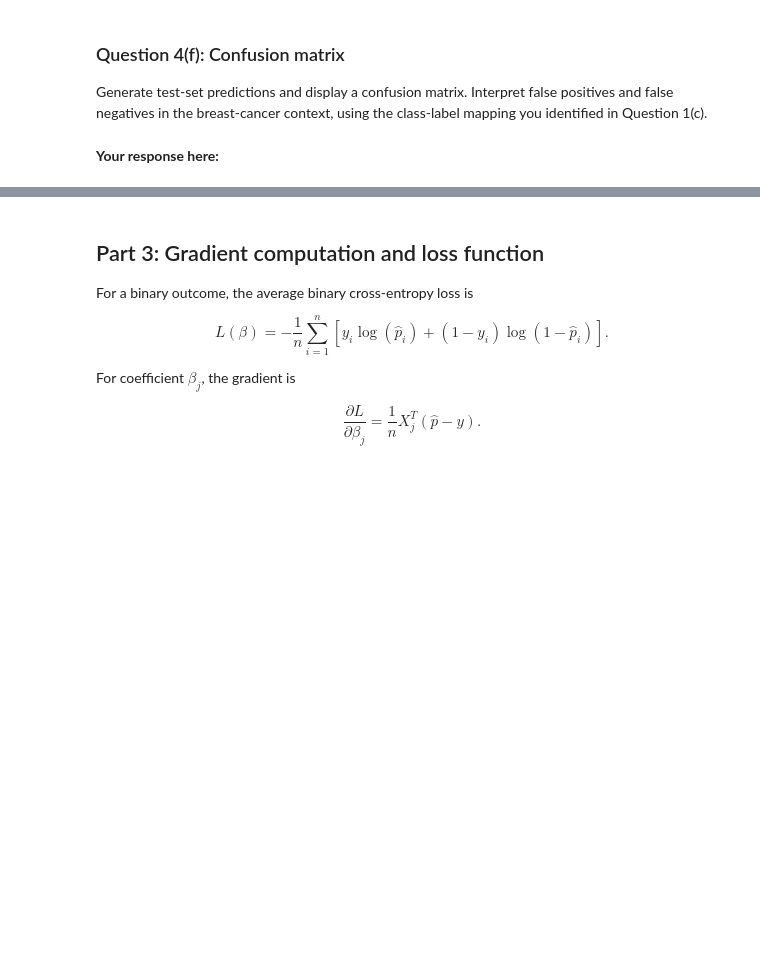
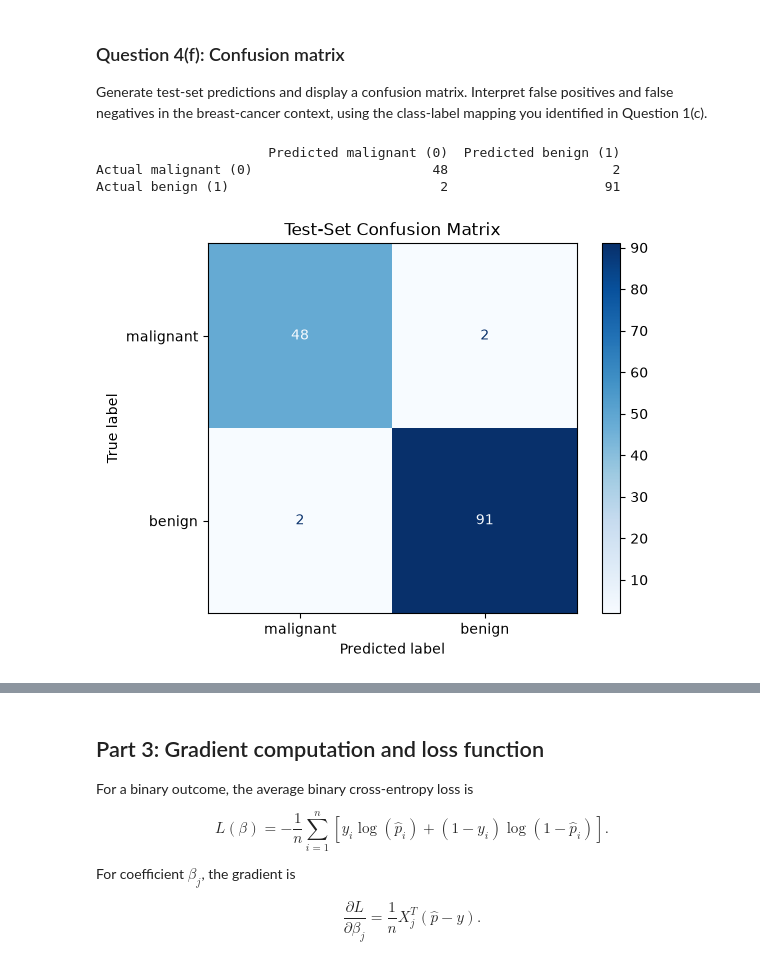
Before and after one commit to rvk23/lab-05-rvk23, a Jupyter notebook: lab-05.ipynb, the cells around one changed output, grey strips where cells are left out. Drawn from its saved outputs; the diff is of its cells as text; code cells hidden in the pictures; blank space fills up the shorter version.

```diff
--- a/lab-05.ipynb
+++ b/lab-05.ipynb
@@ -77,0 +135,6 @@ Compute and clearly report the model's test accuracy.
+# %%
+# Your code here
+y_pred = model.predict(X_test_std)
+test_accuracy = accuracy_score(y_test, y_pred)
+
+print(f"Test accuracy: {test_accuracy:.4f} ({test_accuracy * 100:.2f}%)")
@@ -130,2 +258,21 @@ Generate test-set predictions and display a confusion matrix. Interpret false po
-# %% [markdown]
-**Your response here:**
+# %%
+# Your code here
+from sklearn.metrics import ConfusionMatrixDisplay
+
+cm = confusion_matrix(y_test, y_pred)
+
+cm_df = pd.DataFrame(
+    cm,
+    index=["Actual malignant (0)", "Actual benign (1)"],
+    columns=["Predicted malignant (0)", "Predicted benign (1)"]
+)
+print(cm_df)
+
+ConfusionMatrixDisplay(cm, display_labels=data.target_names).plot(cmap="Blues")
+plt.title("Test-Set Confusion Matrix")
+plt.show()
+# %% [output]
+                      Predicted malignant (0)  Predicted benign (1)
+Actual malignant (0)                       48                     2
+Actual benign (1)                           2                    91
+[figure, added]
```
Also changed, not shown: parts of 53 cells of this notebook.
